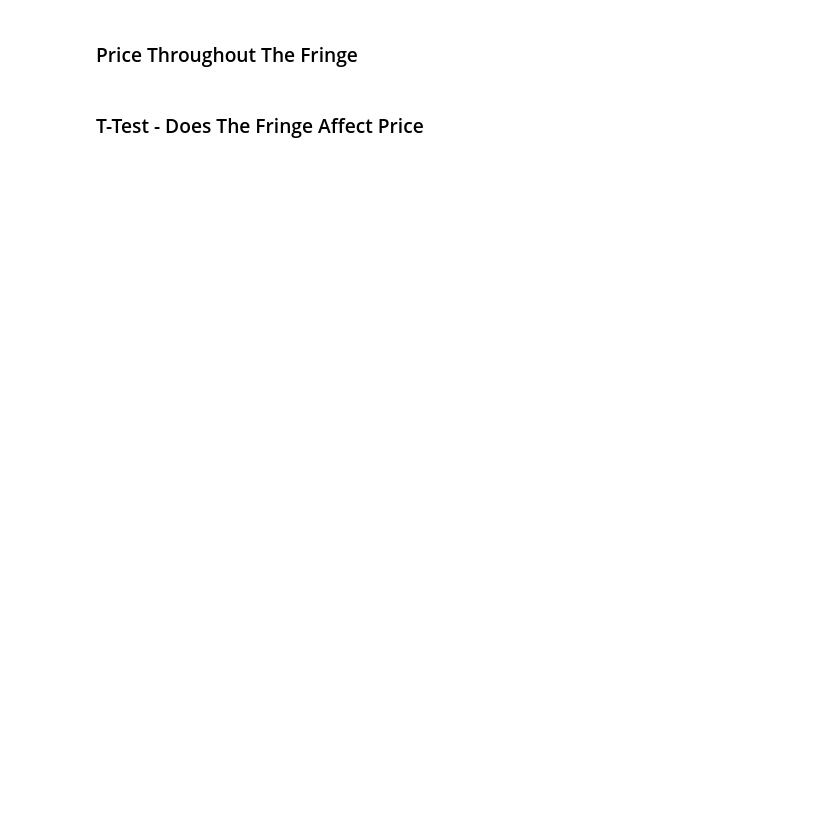
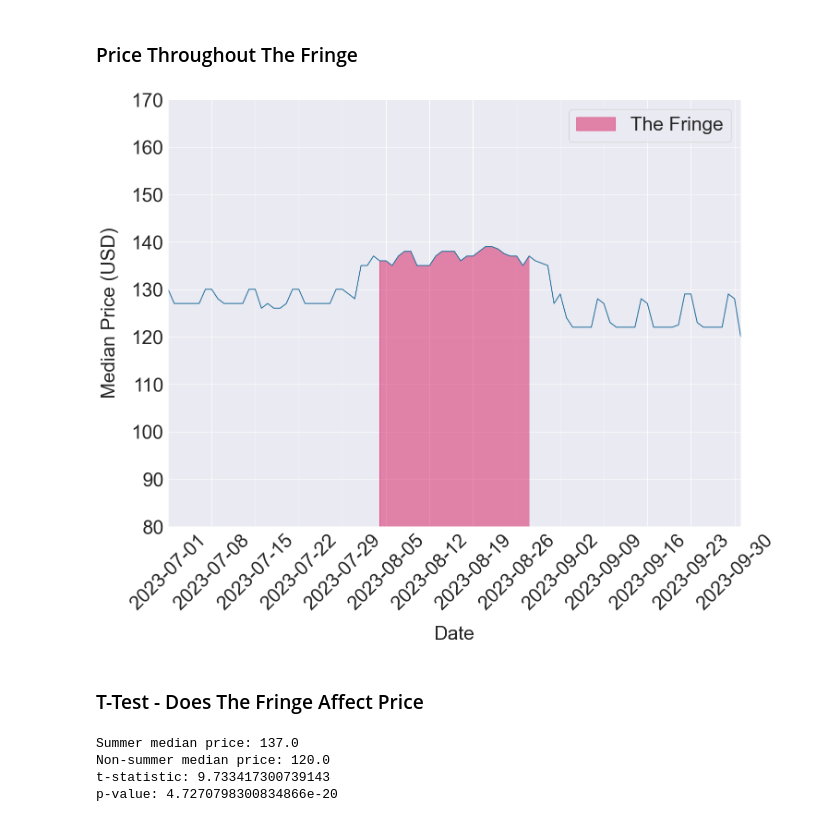
Before and after one commit to DugaldMacintyre/Airbnb-Prices-in-Edinburgh, a Jupyter notebook: visualisations.ipynb, the cells around one changed output. Saved outputs shown, nothing was run; the diff lists cells and outputs as text; code cells hidden in the pictures; blank space fills up the shorter version.

```diff
--- a/visualisations.ipynb
+++ b/visualisations.ipynb
@@ -200,4 +283,61 @@ ax.tick_params(axis='both', which='major', labelsize=20)
 # %% [markdown]
 ### Price Throughout The Fringe
+# %%
+# Reads in date column and changes it to a datetime value
+x1 = df1.date
+
+# Reads in y values and applies a logarithmic transform using the natural log
+y1 = df1.price
+
+# Initialize layout
+fig, ax = plt.subplots(figsize = (16, 12))
+
+# Plot data
+ax.plot(x1, y1, color='#2C75A0')
+
+# Set titles and labels
+ax.set_xlabel('Date', fontsize = 30, labelpad=20)
+ax.set_ylabel('Median Price (USD)', fontsize = 30, labelpad=20)
+
+# Customize spines
+ax.spines["right"].set_color("none")
+ax.spines["top"].set_color("none")
+
+ax.set_xlim(np.datetime64('2023-07-01 00:00:00'), np.datetime64('2023-10-01 00:00:00'))
+ax.set_ylim(80, 170)
+
+ax.set_xticks([np.datetime64('2023-07-01 00:00:00'), np.datetime64('2023-07-08 00:00:00'), np.datetime64('2023-07-15 00:00:00'), np.datetime64('2023-07-22 00:00:00'), np.datetime64('2023-07-29 00:00:00'), np.datetime64('2023-08-05 00:00:00'), np.datetime64('2023-08-12 00:00:00'), np.datetime64('2023-08-19 00:00:00'), np.datetime64('2023-08-26 00:00:00'), np.datetime64('2023-09-02 00:00:00'), np.datetime64('2023-09-09 00:00:00'), np.datetime64('2023-09-16 00:00:00'), np.datetime64('2023-09-23 00:00:00'), np.datetime64('2023-09-30 00:00:00')], labels=['2023-07-01', '2023-07-08', '2023-07-15', '2023-07-22', '2023-07-29', '2023-08-05', '2023-08-12', '2023-08-19', '2023-08-26', '2023-09-02', '2023-09-09', '2023-09-16', '2023-09-23', '2023-09-30'], rotation=45)
+
+ax.tick_params(axis='both', which='major', labelsize=30)
+
+ax.fill_between(x1, 2, y1, where=(x1 >= '2023-08-04 00:00:00') & (x1 <= '2023-08-28 00:00:00'), alpha=0.5, label='The Fringe', color='#D81B60')
+ax.legend(fontsize=30)
+
+plt.show()
+# %% [output]
+[figure, added]
 # %% [markdown]
 ### T-Test - Does The Fringe Affect Price
+# %%
+# Define the date range for the summer months
+start_date = pd.to_datetime('2023-08-04 00:00:00')
+end_date = pd.to_datetime('2023-08-28 00:00:00')
+
+# Filter the data based on the date range
+summer_data = df1[np.logical_and(df1['date'] >= start_date, df1['date'] <= end_date)]
+non_summer_data = df1[np.logical_or(df1['date'] < start_date, df1['date'] > end_date)]
+
+summer_mean = summer_data['price'].median()
+non_summer_mean = non_summer_data['price'].median()
+
+t_statistic, p_value = ttest_ind(summer_data['price'], non_summer_data['price'])
+
+print('Summer median price:', summer_mean)
+print('Non-summer median price:', non_summer_mean)
+print('t-statistic:', t_statistic)
+print('p-value:', p_value)
+# %% [output]
+Summer median price: 137.0
+Non-summer median price: 120.0
+t-statistic: 9.733417300739143
+p-value: 4.7270798300834866e-20
```
Also changed, not shown: parts of 7 cells of this notebook, 1 other file.
